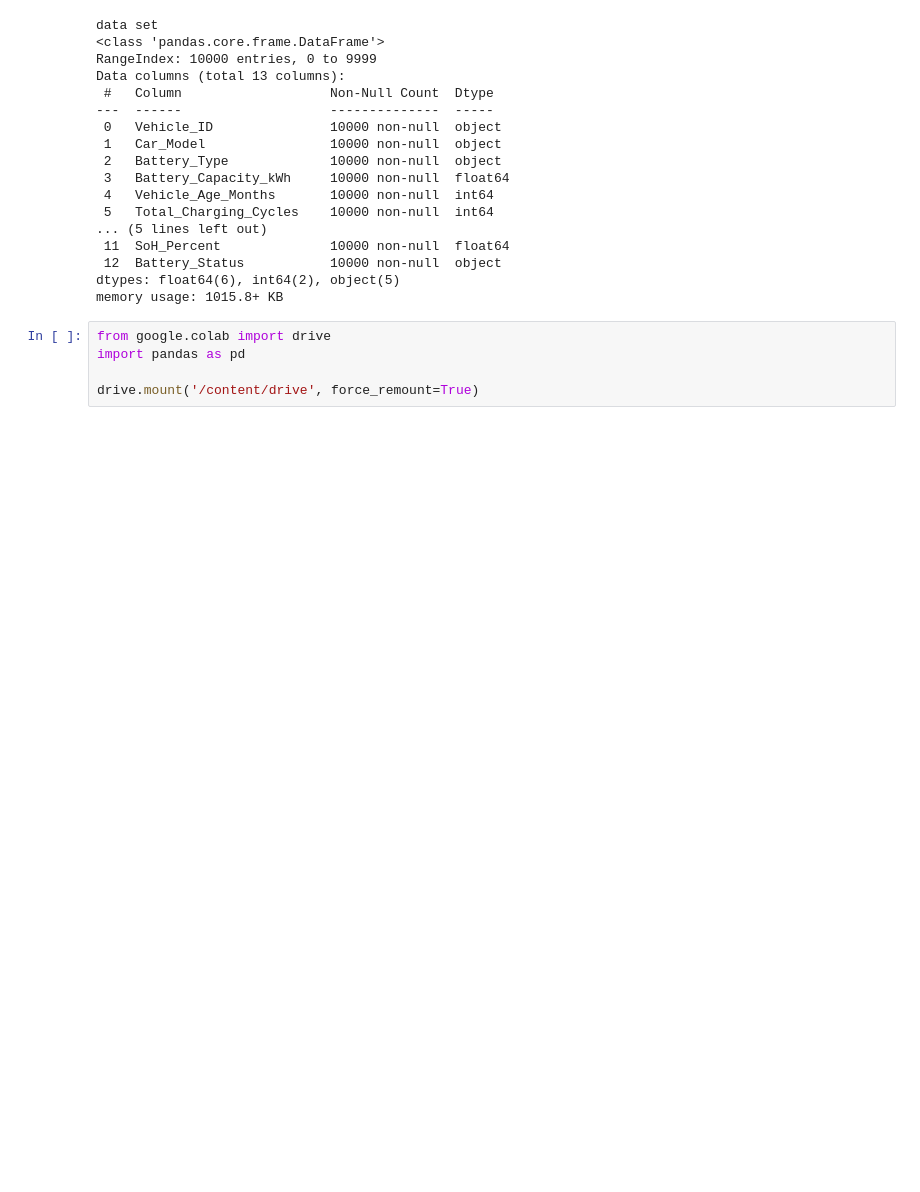
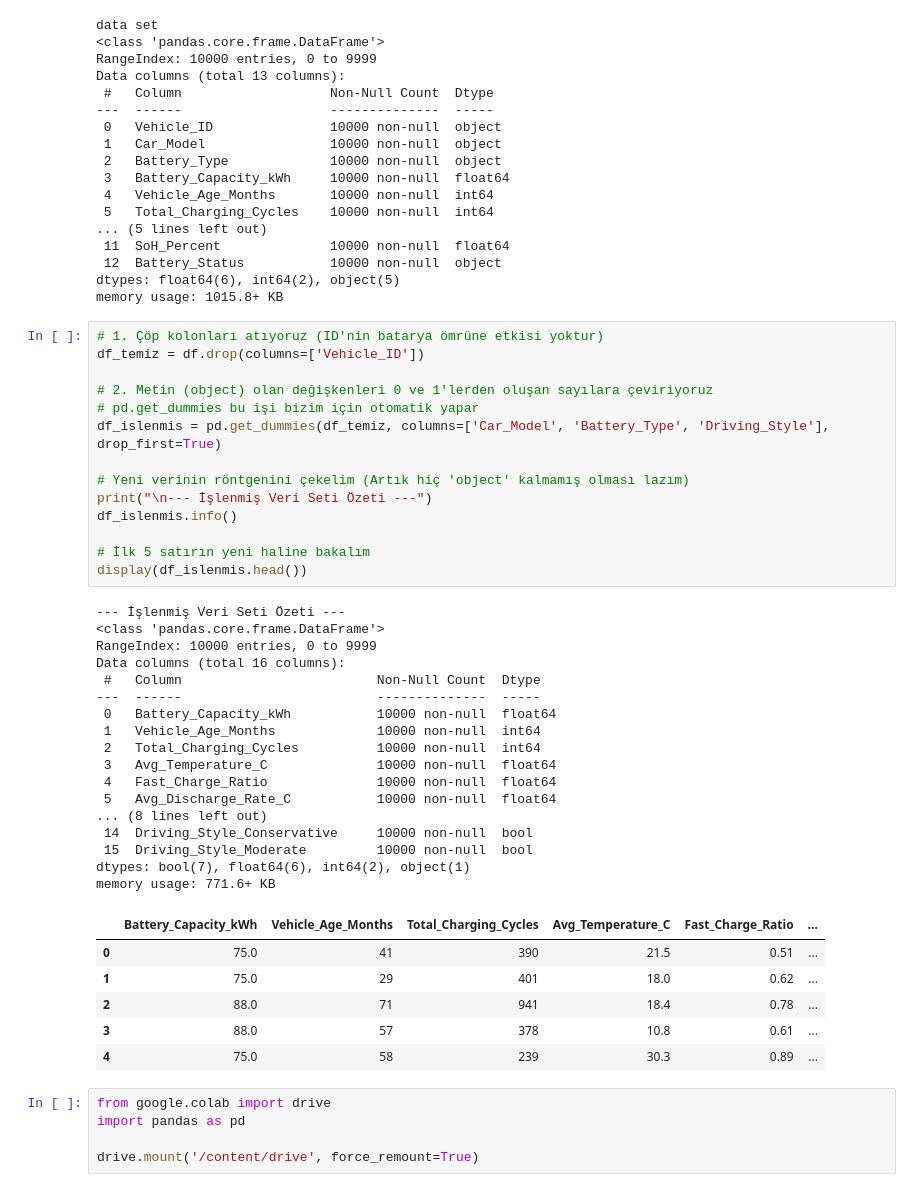
Before and after one commit to rbvwolf/volt-guardian, a Jupyter notebook: volt_guardian.ipynb, the cells around one changed output. Cells and saved outputs as stored; diff of their text form; blank space fills up the shorter version.

Commit message:
data cleaning

```diff
--- a/volt_guardian.ipynb
+++ b/volt_guardian.ipynb
@@ -53,6 +53,44 @@ Data columns (total 13 columns):
  12  Battery_Status           10000 non-null  object
 dtypes: float64(6), int64(2), object(5)
 memory usage: 1015.8+ KB
+# %%
+# 1. Çöp kolonları atıyoruz (ID'nin batarya ömrüne etkisi yoktur)
+df_temiz = df.drop(columns=['Vehicle_ID'])
+
+# 2. Metin (object) olan değişkenleri 0 ve 1'lerden oluşan sayılara çeviriyoruz
+# pd.get_dummies bu işi bizim için otomatik yapar
+df_islenmis = pd.get_dummies(df_temiz, columns=['Car_Model', 'Battery_Type', 'Driving_Style'], drop_first=True)
+
+# Yeni verinin röntgenini çekelim (Artık hiç 'object' kalmamış olması lazım)
+print("\n--- İşlenmiş Veri Seti Özeti ---")
+df_islenmis.info()
+
+# İlk 5 satırın yeni haline bakalım
+display(df_islenmis.head())
+# %% [output]
+--- İşlenmiş Veri Seti Özeti ---
+<class 'pandas.core.frame.DataFrame'>
+RangeIndex: 10000 entries, 0 to 9999
+Data columns (total 16 columns):
+ #   Column                         Non-Null Count  Dtype
+---  ------                         --------------  -----
+ 0   Battery_Capacity_kWh           10000 non-null  float64
+ 1   Vehicle_Age_Months             10000 non-null  int64
+ 2   Total_Charging_Cycles          10000 non-null  int64
+ 3   Avg_Temperature_C              10000 non-null  float64
+ 4   Fast_Charge_Ratio              10000 non-null  float64
+ 5   Avg_Discharge_Rate_C           10000 non-null  float64
+... (8 lines left out)
+ 14  Driving_Style_Conservative     10000 non-null  bool
+ 15  Driving_Style_Moderate         10000 non-null  bool
+dtypes: bool(7), float64(6), int64(2), object(1)
+memory usage: 771.6+ KB
+|  | Battery_Capacity_kWh | Vehicle_Age_Months | Total_Charging_Cycles | Avg_Temperature_C | Fast_Charge_Ratio | ... |
+| 0 | 75.0 | 41 | 390 | 21.5 | 0.51 | ... |
+| 1 | 75.0 | 29 | 401 | 18.0 | 0.62 | ... |
+| 2 | 88.0 | 71 | 941 | 18.4 | 0.78 | ... |
+| 3 | 88.0 | 57 | 378 | 10.8 | 0.61 | ... |
+| 4 | 75.0 | 58 | 239 | 30.3 | 0.89 | ... |
 # %%
 from google.colab import drive
 import pandas as pd
```
Also changed, not shown: parts of 1 cell of this notebook.
